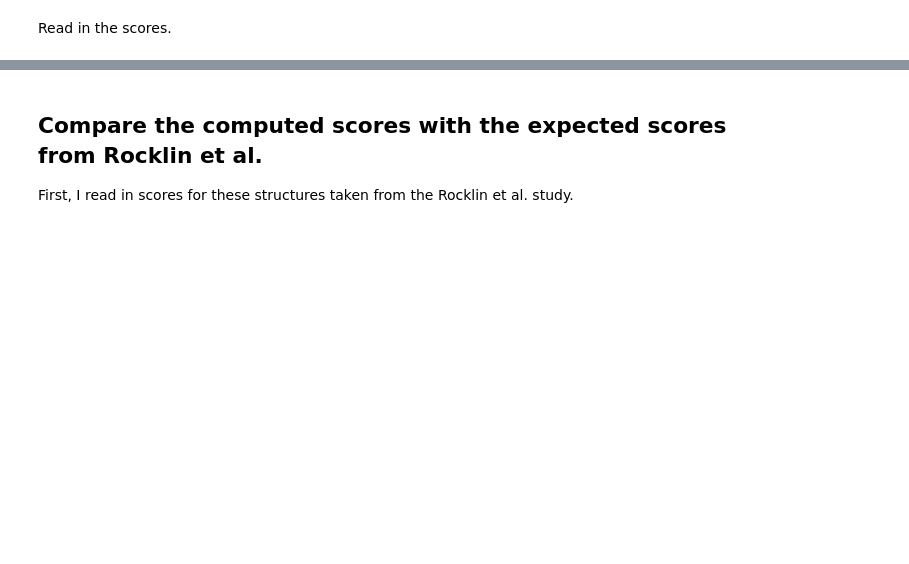
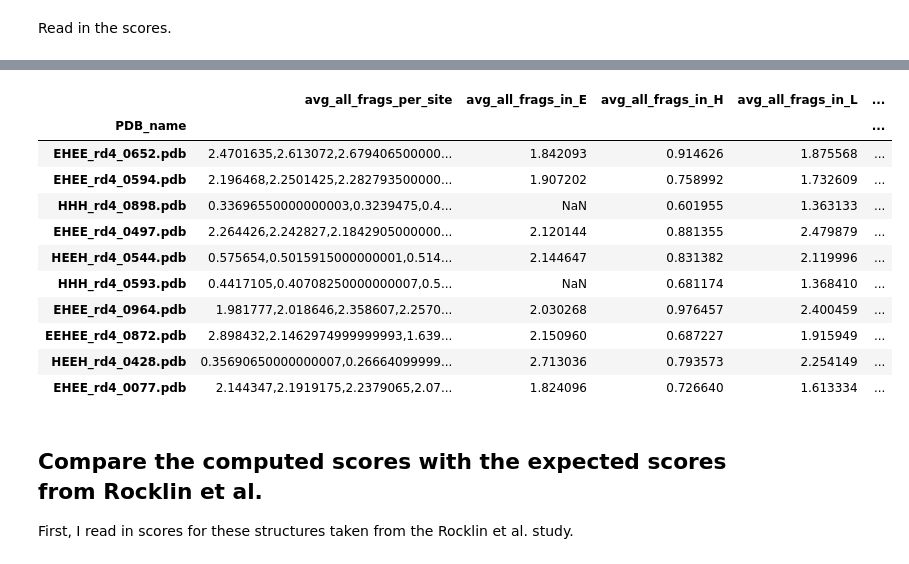
Before and after one commit to Haddox/score_monomeric_designs, a Jupyter notebook: test_scoring.ipynb, the cells around one changed output, grey strips where cells are left out. Saved outputs shown, nothing was run; the diff lists cells and outputs as text; code cells hidden in the pictures; blank space fills up the shorter version.

```diff
--- a/test_scoring.ipynb
+++ b/test_scoring.ipynb
@@ -79,3 +86,21 @@ test_scores
+# %%
+test_scores[[
+    'avg_all_frags_per_site', 'avg_all_frags_in_E', 'avg_all_frags_in_H',
+    'avg_all_frags_in_L', 'secondary_structure'
+]]
+# %% [output]
+|  | avg_all_frags_per_site | avg_all_frags_in_E | avg_all_frags_in_H | avg_all_frags_in_L | ... |
+| PDB_name |  |  |  |  | ... |
+| EHEE_rd4_0652.pdb | 2.4701635,2.613072,2.679406500000... | 1.842093 | 0.914626 | 1.875568 | ... |
+| EHEE_rd4_0594.pdb | 2.196468,2.2501425,2.282793500000... | 1.907202 | 0.758992 | 1.732609 | ... |
+| HHH_rd4_0898.pdb | 0.33696550000000003,0.3239475,0.4... | NaN | 0.601955 | 1.363133 | ... |
+| EHEE_rd4_0497.pdb | 2.264426,2.242827,2.1842905000000... | 2.120144 | 0.881355 | 2.479879 | ... |
+| HEEH_rd4_0544.pdb | 0.575654,0.5015915000000001,0.514... | 2.144647 | 0.831382 | 2.119996 | ... |
+| HHH_rd4_0593.pdb | 0.4417105,0.40708250000000007,0.5... | NaN | 0.681174 | 1.368410 | ... |
+| EHEE_rd4_0964.pdb | 1.981777,2.018646,2.358607,2.2570... | 2.030268 | 0.976457 | 2.400459 | ... |
+| EEHEE_rd4_0872.pdb | 2.898432,2.1462974999999993,1.639... | 2.150960 | 0.687227 | 1.915949 | ... |
+| HEEH_rd4_0428.pdb | 0.35690650000000007,0.26664099999... | 2.713036 | 0.793573 | 2.254149 | ... |
+| EHEE_rd4_0077.pdb | 2.144347,2.1919175,2.2379065,2.07... | 1.824096 | 0.726640 | 1.613334 | ... |
 # %% [markdown]
 ## Compare the computed scores with the expected scores from Rocklin et al.
 
```
Also changed, not shown: parts of 6 cells of this notebook, 1 other file.
